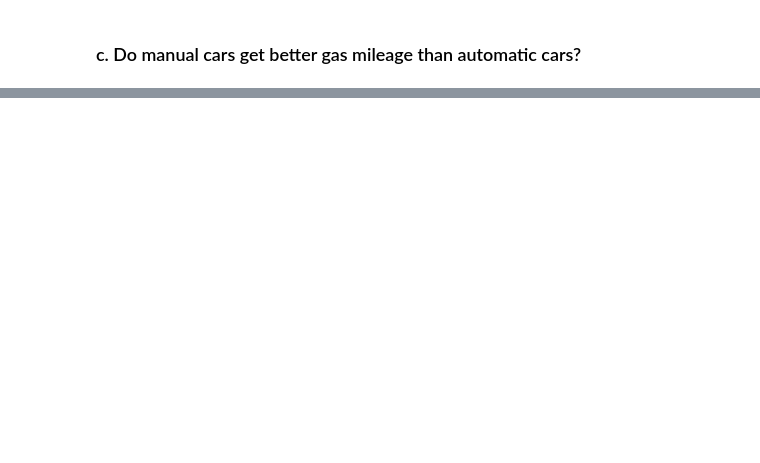
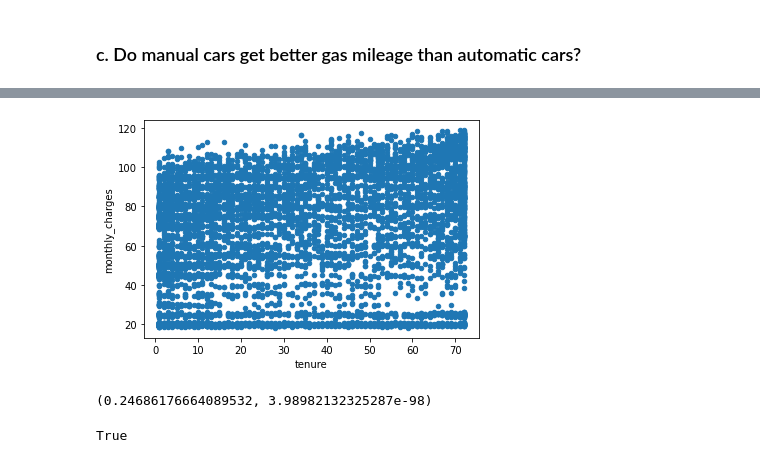
Before and after one commit to greg-maggard/statistics_exercises, a Jupyter notebook: hypothesis_testing.ipynb, the cells around one changed output, grey strips where cells are left out. Drawn from its saved outputs; the diff is of its cells as text; code cells hidden in the pictures; blank space fills up the shorter version.

Commit message:
Completed the correlation exercises in they hypothesis testing notebook.  Need to go back through and do some cleanup of some errors.

```diff
--- a/hypothesis_testing.ipynb
+++ b/hypothesis_testing.ipynb
@@ -203,0 +171,17 @@ NameError: name 'fe_manual' is not defined
+# %%
+#Accessing the database:
+url = get_db_url('telco_churn')
+
+#Importing data into dataframe:
+telco  = pd.read_sql('SELECT * FROM customers', url)
+telco = pd.DataFrame(telco)
+# %%
+#Doing some basic cleanup, like adding a column to show whether service type is phone, internet, or both (copied from notebook used for telco project):
+
+for i in range (telco.shape[0]):
+    if ((telco.loc[i, 'phone_service'] != 'No') & (telco.loc[i, 'internet_service_type_id'] != 3)):
+        telco.loc[i, 'service_type'] = 'Both'
+    elif telco.loc[i, 'phone_service'] != 'No' and telco.loc[i, 'internet_service_type_id'] == 3:
+        telco.loc[i, 'service_type'] = 'Phone'
+    elif telco.loc[i, 'phone_service'] == 'No' and telco.loc[i, 'internet_service_type_id'] != 3:
+        telco.loc[i, 'service_type'] = 'Internet'
@@ -203,0 +190,4 @@ NameError: name 'fe_manual' is not defined
+# %%
+telco.total_charges = telco.total_charges.str.strip()
+telco = telco[telco.total_charges != '']
+telco.total_charges = telco.total_charges.astype(float)
@@ -203,0 +217,17 @@ NameError: name 'fe_manual' is not defined
+# %%
+#Monthly charges and tenure:
+telco.plot.scatter(y = 'monthly_charges', x = 'tenure')
+# %% [output]
+[figure, added]
+# %%
+r, p = stats.pearsonr(telco['monthly_charges'], telco['tenure'])
+
+r,p
+# %% [output]
+(0.24686176664089532, 3.98982132325287e-98)
+# %%
+p < α
+
+#The p-value is less than our alpha, so we can reject the null and make the claim that there is a relationship between monthtly charges and tenure.
+# %% [output]
+True
```
Also changed, not shown: parts of 40 cells of this notebook.
